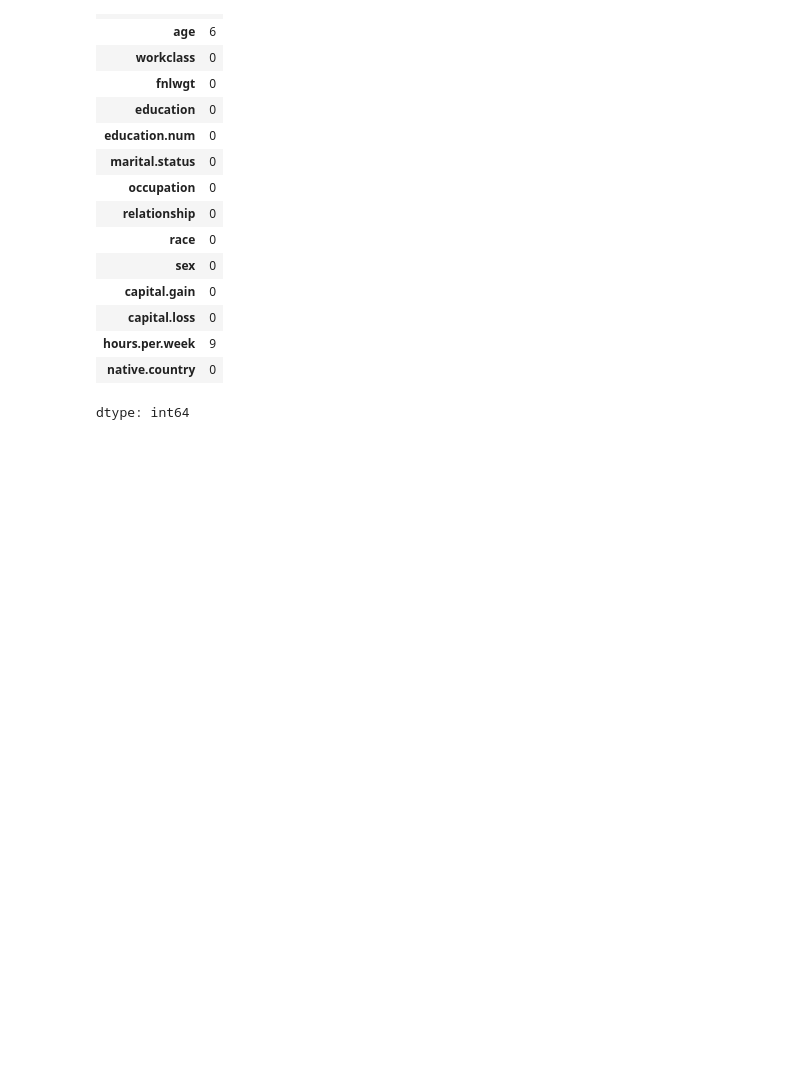
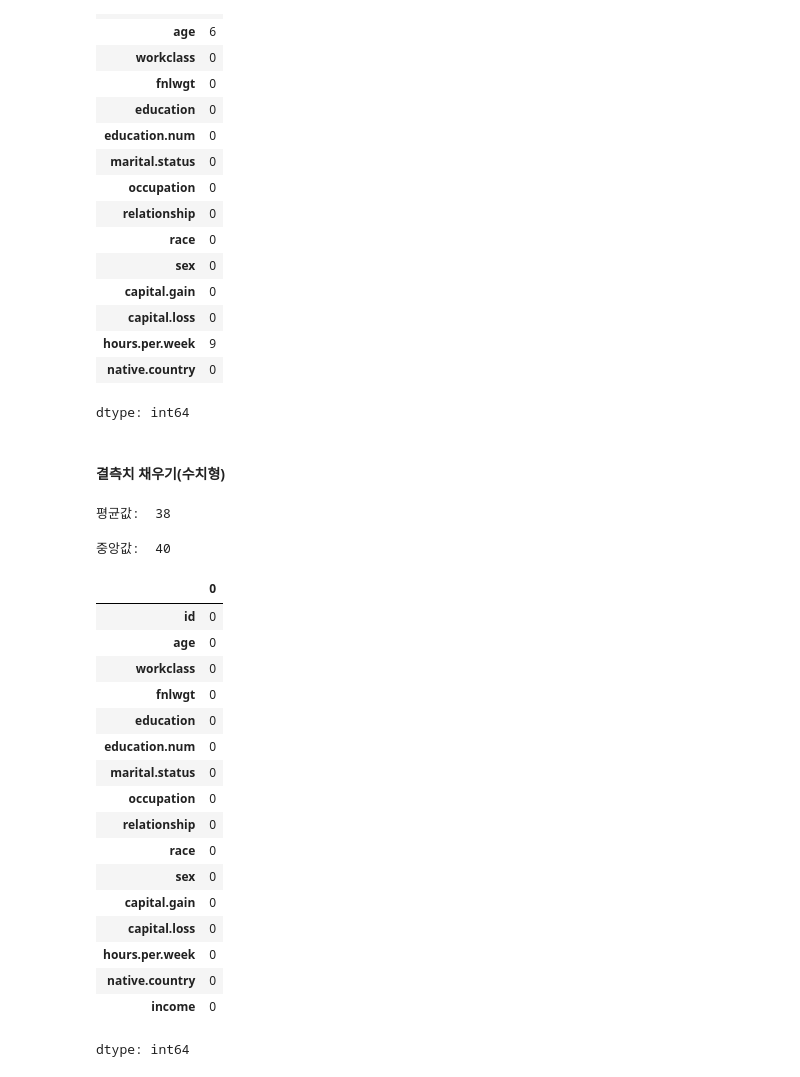
Before and after one commit to va4756/yemoon_bigdata_test, a Jupyter notebook: bigdata_시나공_연습문제_00.ipynb, the cells around one changed output. Cells and saved outputs as stored; diff of their text form; code cells hidden in the pictures; blank space fills up the shorter version.

```diff
--- a/bigdata_시나공_연습문제_00.ipynb
+++ b/bigdata_시나공_연습문제_00.ipynb
@@ -1316,3 +1316,42 @@ test.isnull().sum()
 | hours.per.week | 9 |
 | native.country | 0 |
 dtype: int64
+# %% [markdown]
+#### 결측치 채우기(수치형)
+# %%
+# age 컬럼 평균값으로 채우기
+value = int(train['age'].mean())
+print('평균값: ', value)
+train['age'] = train['age'].fillna(value)
+test['age'] = test['age'].fillna(value)
+# %% [output]
+평균값:  38
+# %%
+# 주당 근무시간 중앙값으로 채우기
+val = int(train['hours.per.week'].median())
+print('중앙값: ', val)
+train['hours.per.week'] = train['hours.per.week'].fillna(val)
+test['hours.per.week'] = test['hours.per.week'].fillna(val)
+# %% [output]
+중앙값:  40
+# %%
+train.isnull().sum()
+# %% [output]
+|  | 0 |
+| id | 0 |
+| age | 0 |
+| workclass | 0 |
+| fnlwgt | 0 |
+| education | 0 |
+| education.num | 0 |
+| marital.status | 0 |
+| occupation | 0 |
+| relationship | 0 |
+| race | 0 |
+| sex | 0 |
+| capital.gain | 0 |
+| capital.loss | 0 |
+| hours.per.week | 0 |
+| native.country | 0 |
+| income | 0 |
+dtype: int64
```
Also changed, not shown: parts of 22 cells of this notebook.
